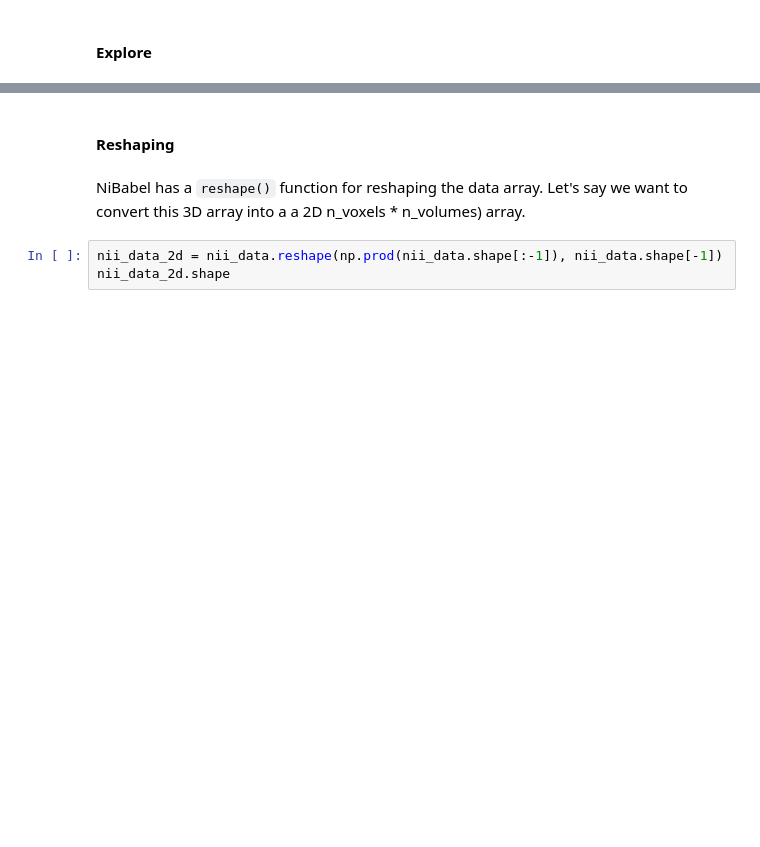
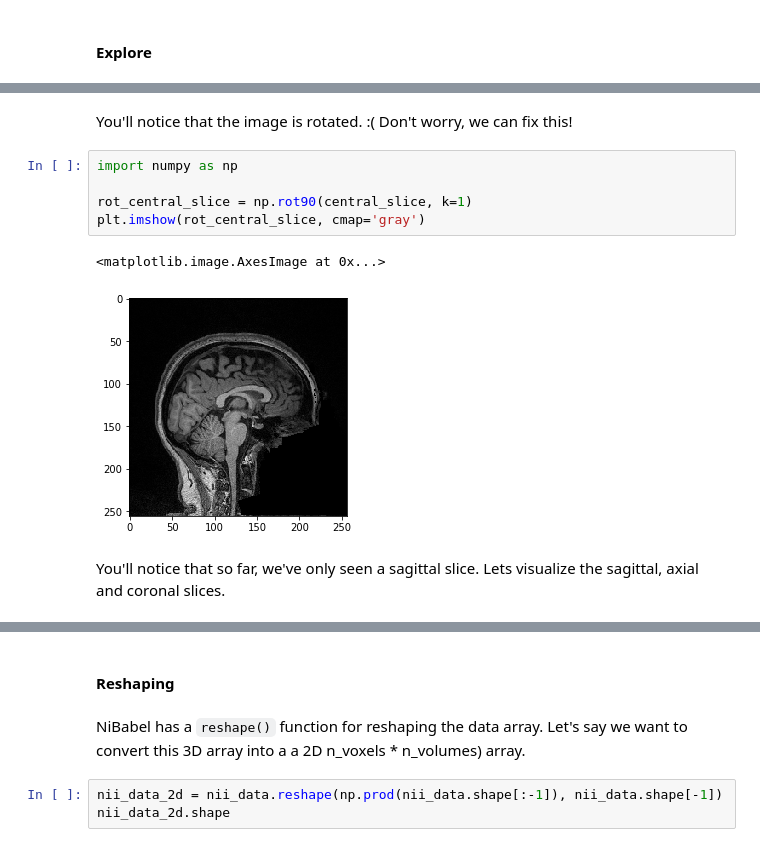
Before and after one commit to carpentries-incubator/SDC-BIDS-fMRI, a Jupyter notebook: bin/01_neuroimaging-fundamentals-and-nibabel.ipynb, the cells around one changed output, grey strips where cells are left out. Drawn from its saved outputs; the diff is of its cells as text; blank space fills up the shorter version.

```diff
--- a/bin/01_neuroimaging-fundamentals-and-nibabel.ipynb
+++ b/bin/01_neuroimaging-fundamentals-and-nibabel.ipynb
@@ -102,0 +189,12 @@ The shape of the data always has at least 3 dimensions (X, Y, and Z) and sometim
+# %% [markdown]
+You'll notice that the image is rotated. :( Don't worry, we can fix this!
+# %%
+import numpy as np
+
+rot_central_slice = np.rot90(central_slice, k=1)
+plt.imshow(rot_central_slice, cmap='gray')
+# %% [output]
+<matplotlib.image.AxesImage at 0x...>
+[figure, added]
+# %% [markdown]
+You'll notice that so far, we've only seen a sagittal slice. Lets visualize the sagittal, axial and coronal slices.
```
Also changed, not shown: parts of 65 cells of this notebook, 3 other files.
